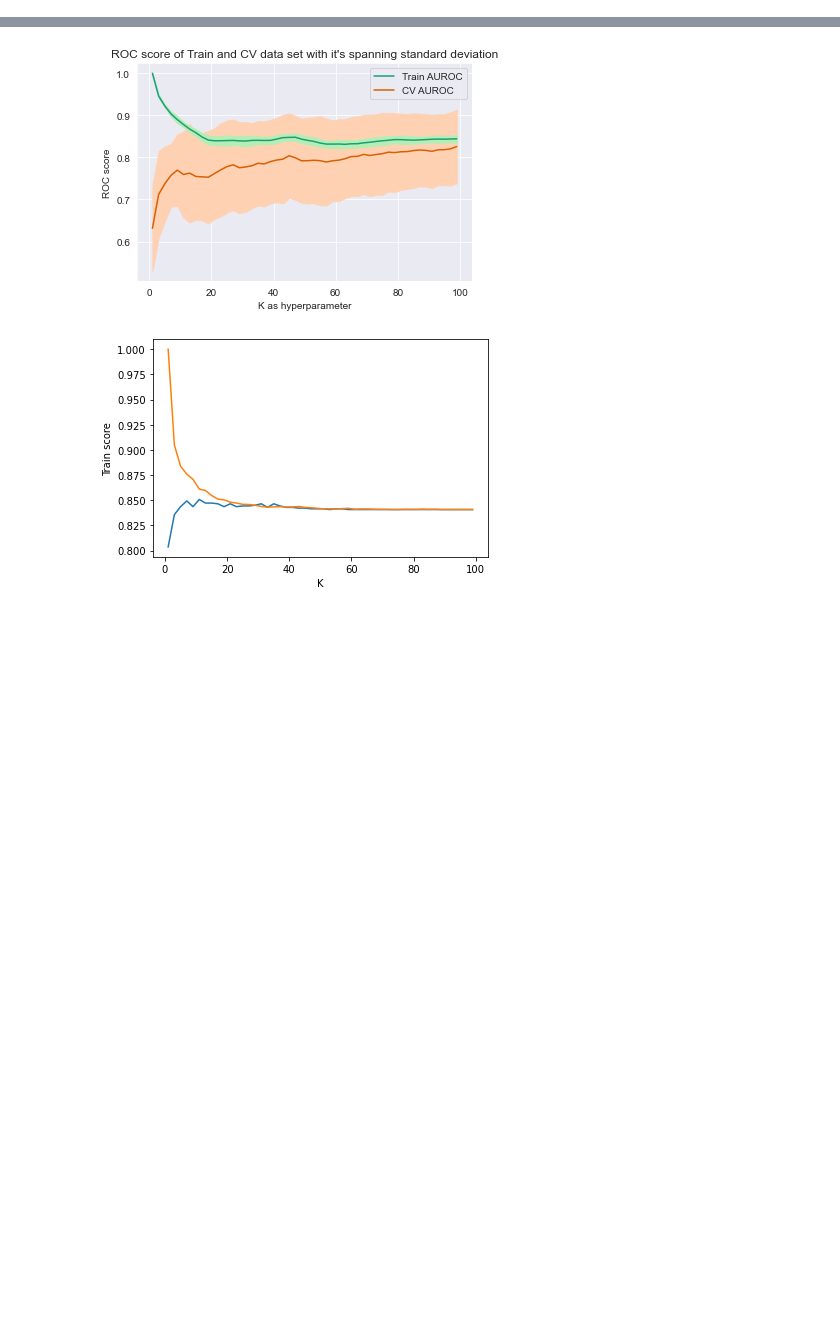
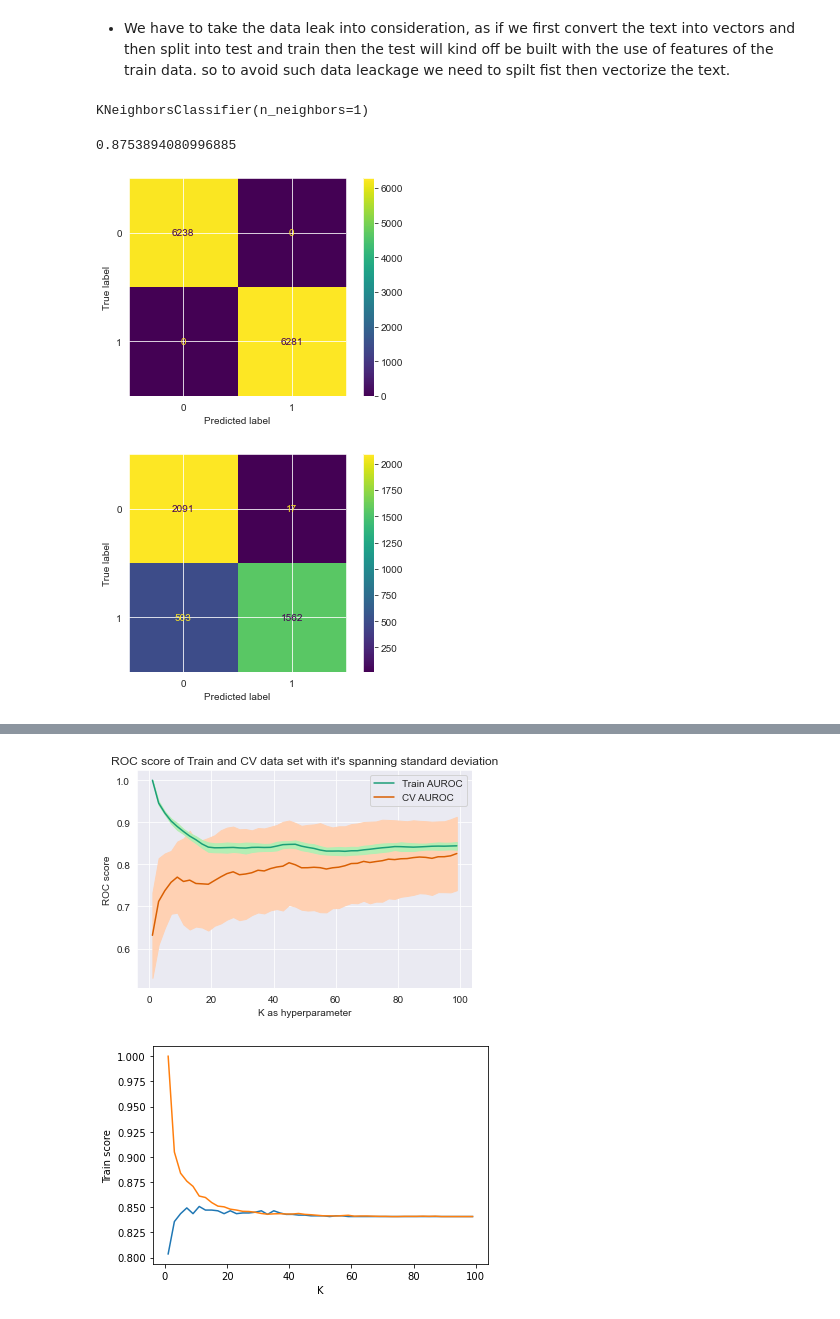
Before and after one commit to Sahil-Chavan/ML_Playground, a Jupyter notebook: Final Files/AFFR_KNN.ipynb, the cells around one changed output, grey strips where cells are left out. Saved outputs shown, nothing was run; the diff lists cells and outputs as text; code cells hidden in the pictures; blank space fills up the shorter version.

```diff
--- a/Final Files/AFFR_KNN.ipynb
+++ b/Final Files/AFFR_KNN.ipynb
@@ -97,3 +142,5 @@ df_upsampled['Y'].value_counts()
 Name: Y, dtype: int64
+# %% [markdown]
+- We have to take the data leak into consideration, as if we first convert the text into vectors and then split into test and train then the test will kind off be built with the use of features of the train data. so to avoid such data leackage we need to spilt fist then vectorize the text.
 # %%
 class Knn:
@@ -228,0 +384,16 @@ class Knn:
+# %%
+knn = Knn(cus_data.iloc[15000:25000,9],cus_data.iloc[15000:25000,6],balance=1,scale=0,istext=1,textPreprocessing='BOW')
+# knn = Knn(cus_data.iloc[22000:25000,9],cus_data.iloc[22000:25000,6],balance=1,scale=0)
+# %%
+knn.KNN_KCV(hyper=list([1]))
+# %% [output]
+KNeighborsClassifier(n_neighbors=1)
+# %%
+knn.recent_score()
+# %% [output]
+0.8753894080996885
+# %%
+knn.Confusion_mat()
+# %% [output]
+[figure, added]
+[figure, added]
```
Also changed, not shown: parts of 40 cells of this notebook, 1 other file.
